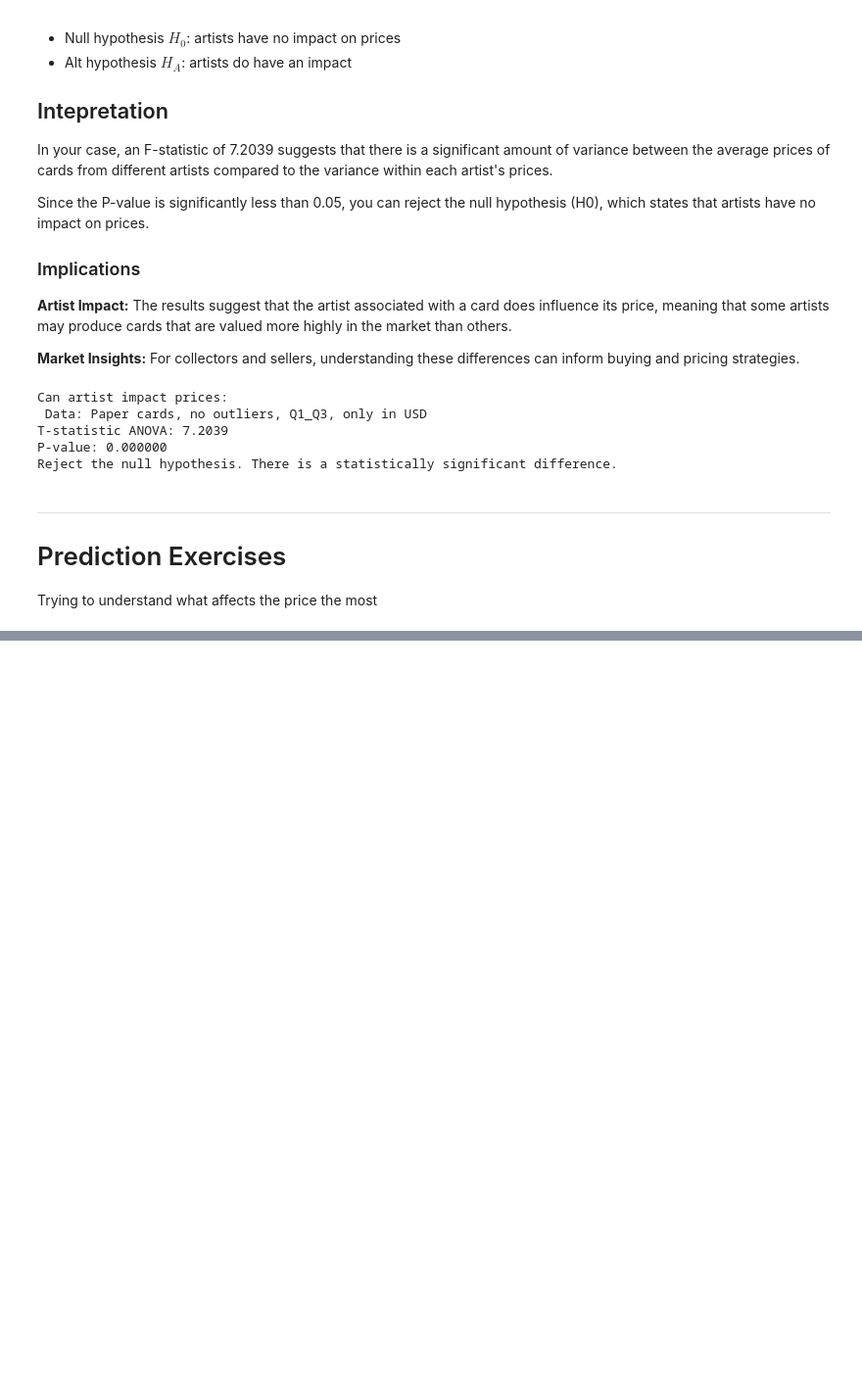
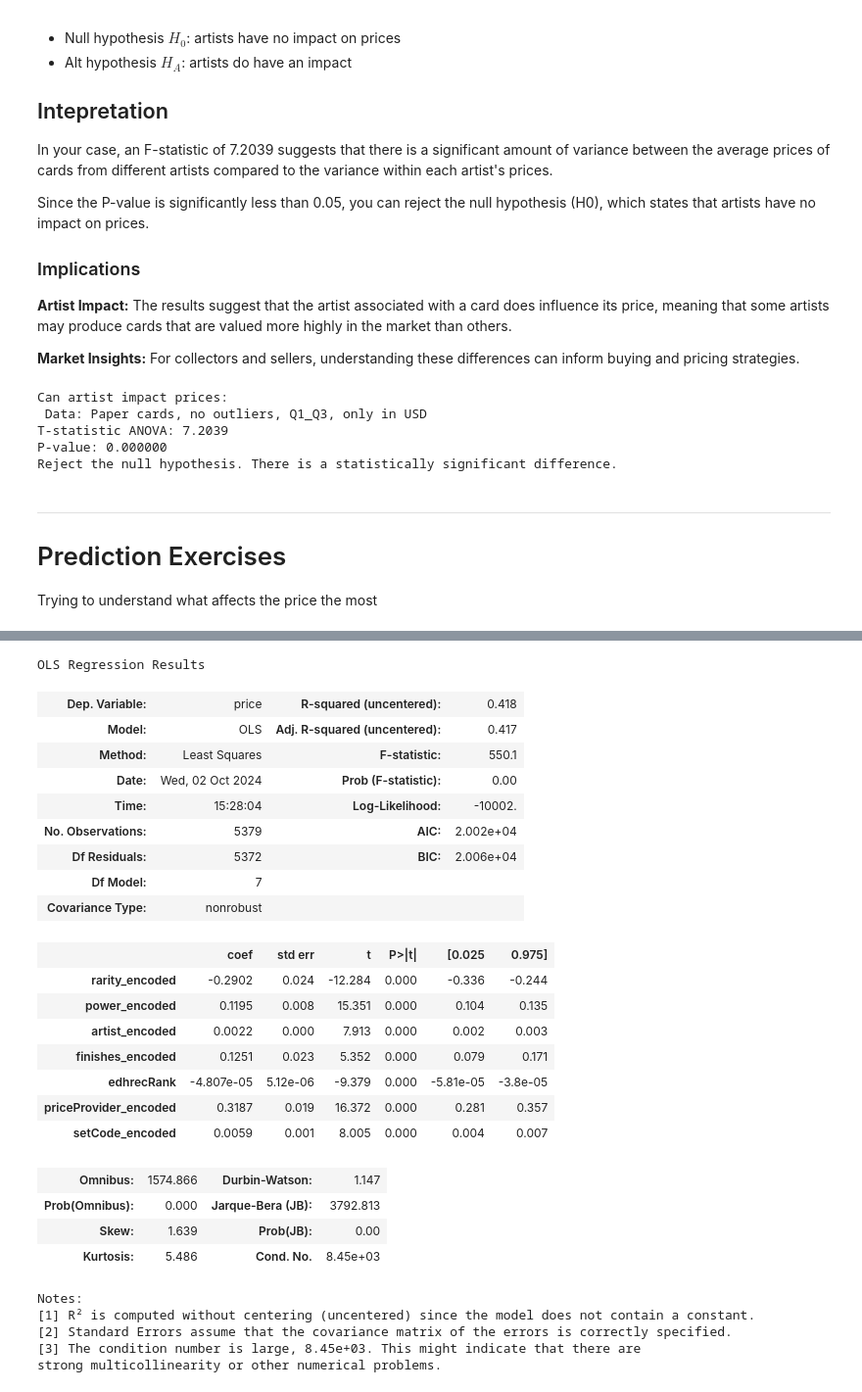
Before and after one commit to victorhg/aai-500-final-project, a Jupyter notebook: notebooks/price_analysis.ipynb, the cells around one changed output, grey strips where cells are left out. Shown at 98% size. Cells and saved outputs as stored; diff of their text form; code cells hidden in the pictures; blank space fills up the shorter version.

```diff
--- a/notebooks/price_analysis.ipynb
+++ b/notebooks/price_analysis.ipynb
@@ -208,0 +180,33 @@ R-squared: 0.09364985309111518
+# %%
+# Checking statsmodel OLS
+model = sm.OLS(target,features)
+fit = model.fit()
+fit.summary()
+# %% [output]
+OLS Regression Results
+| Dep. Variable: | price | R-squared (uncentered): | 0.418 |
+| Model: | OLS | Adj. R-squared (uncentered): | 0.417 |
+| Method: | Least Squares | F-statistic: | 550.1 |
+| Date: | Wed, 02 Oct 2024 | Prob (F-statistic): | 0.00 |
+| Time: | 15:28:04 | Log-Likelihood: | -10002. |
+| No. Observations: | 5379 | AIC: | 2.002e+04 |
+| Df Residuals: | 5372 | BIC: | 2.006e+04 |
+| Df Model: | 7 |  |  |
+| Covariance Type: | nonrobust |  |  |
+|  | coef | std err | t | P>|t| | [0.025 | 0.975] |
+| rarity_encoded | -0.2902 | 0.024 | -12.284 | 0.000 | -0.336 | -0.244 |
+| power_encoded | 0.1195 | 0.008 | 15.351 | 0.000 | 0.104 | 0.135 |
+| artist_encoded | 0.0022 | 0.000 | 7.913 | 0.000 | 0.002 | 0.003 |
+| finishes_encoded | 0.1251 | 0.023 | 5.352 | 0.000 | 0.079 | 0.171 |
+| edhrecRank | -4.807e-05 | 5.12e-06 | -9.379 | 0.000 | -5.81e-05 | -3.8e-05 |
+| priceProvider_encoded | 0.3187 | 0.019 | 16.372 | 0.000 | 0.281 | 0.357 |
+| setCode_encoded | 0.0059 | 0.001 | 8.005 | 0.000 | 0.004 | 0.007 |
+| Omnibus: | 1574.866 | Durbin-Watson: | 1.147 |
+| Prob(Omnibus): | 0.000 | Jarque-Bera (JB): | 3792.813 |
+| Skew: | 1.639 | Prob(JB): | 0.00 |
+| Kurtosis: | 5.486 | Cond. No. | 8.45e+03 |
+Notes:
+[1] R² is computed without centering (uncentered) since the model does not contain a constant.
+[2] Standard Errors assume that the covariance matrix of the errors is correctly specified.
+[3] The condition number is large, 8.45e+03. This might indicate that there are
+strong multicollinearity or other numerical problems.
```
Also changed, not shown: parts of 17 cells of this notebook.
